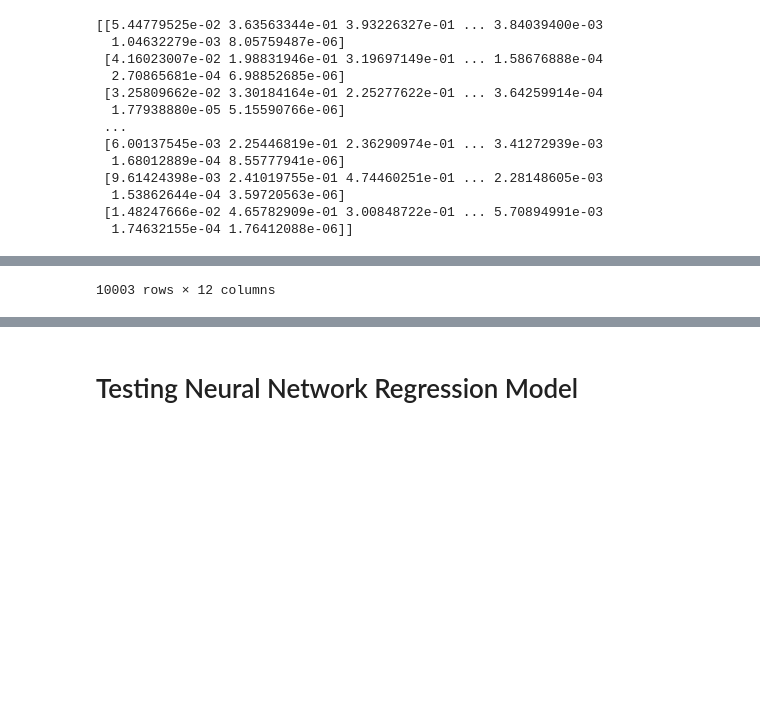
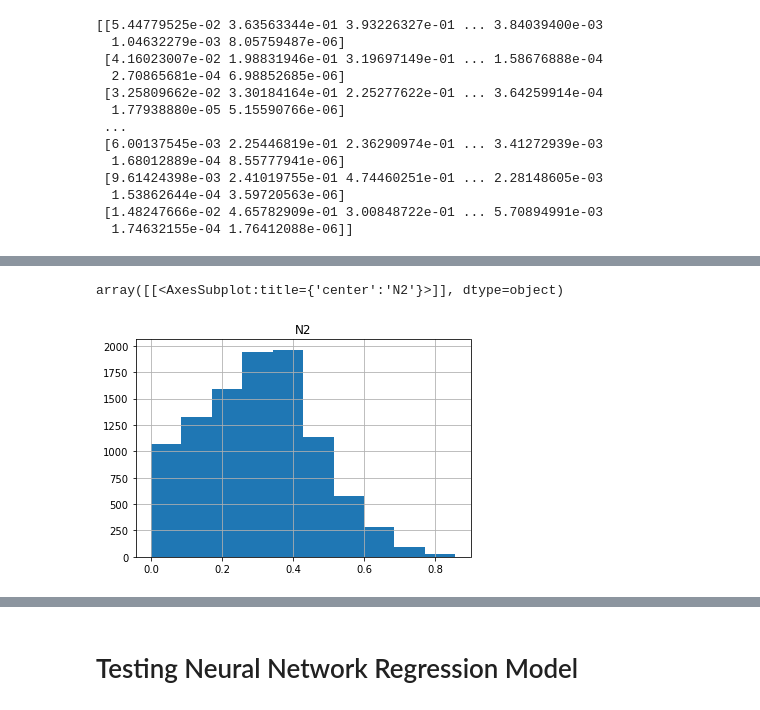
Before and after one commit to ACM-Research/exoplanet-atmosphere-analysis-with-ML, a Jupyter notebook: AbhishekModel.ipynb, the cells around one changed output, grey strips where cells are left out. Saved outputs shown, nothing was run; the diff lists cells and outputs as text; code cells hidden in the pictures; blank space fills up the shorter version.

```diff
--- a/AbhishekModel.ipynb
+++ b/AbhishekModel.ipynb
@@ -98,5 +98,6 @@ labels = pd.DataFrame(y_data)
 labels.rename(columns=feature_dict,
           inplace=True)
 # %%
-labels
+labelsSum = labels[['H2O','CO2', 'O2', 'N2', 'CH4']]
+labelsSum.hist(column='N2')
 # %% [output]
@@ -115 +104,2 @@ labels
-10003 rows × 12 columns
+array([[<AxesSubplot:title={'center':'N2'}>]], dtype=object)
+[figure, added]
```
Also changed, not shown: parts of 24 cells of this notebook, 1 other file.
